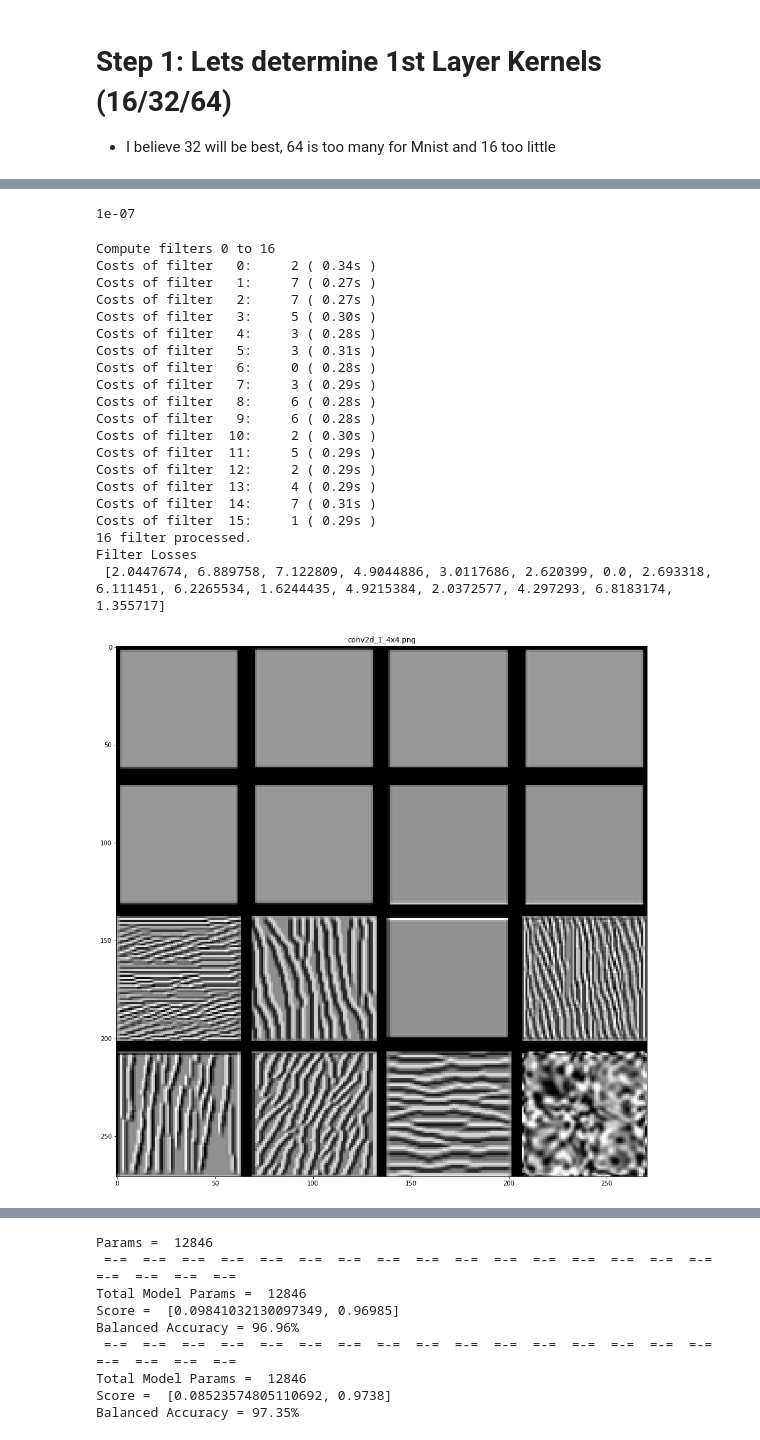
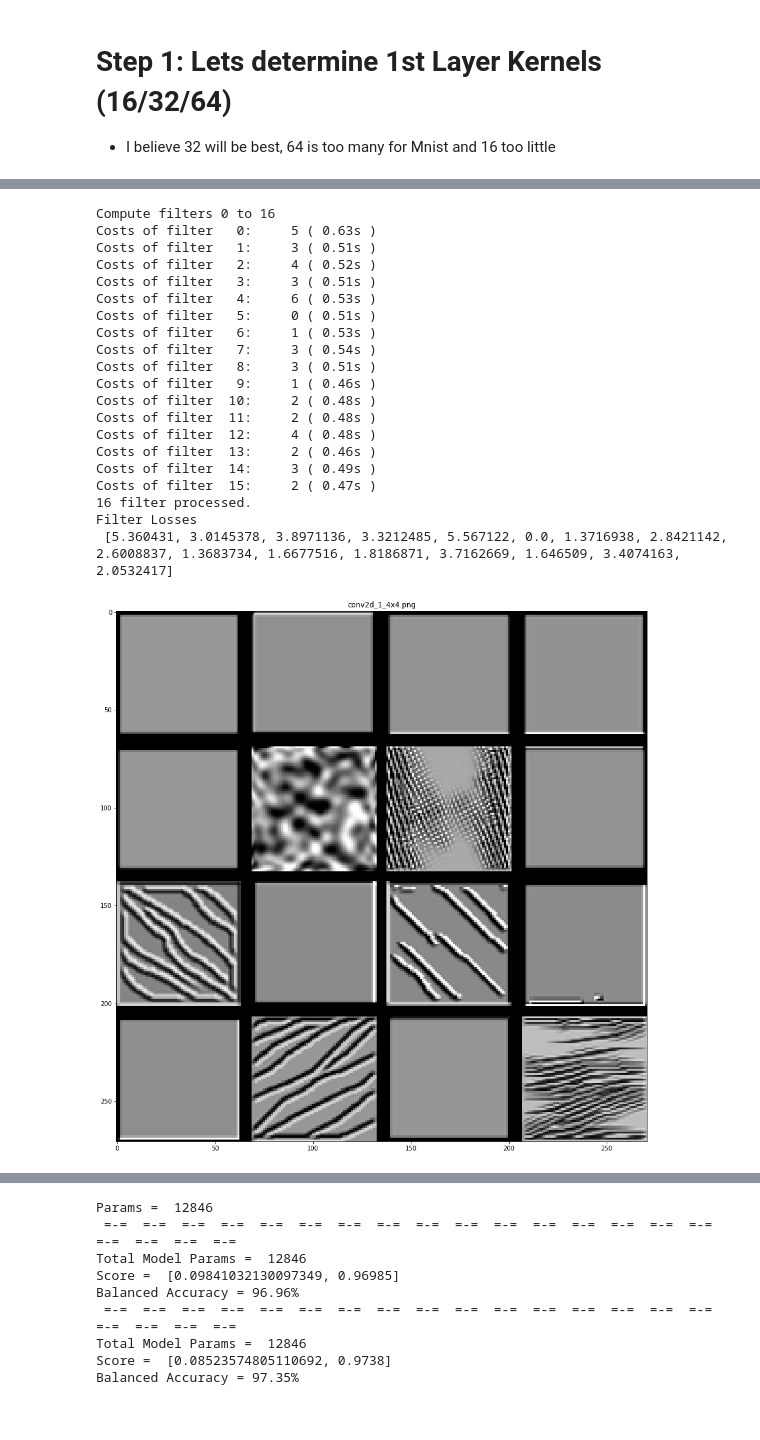
Before and after one commit to faizanahemad/eva, a Jupyter notebook: assignment-4/1st_CandidateArchitectures.ipynb, the cells around one changed output, grey strips where cells are left out. Drawn from its saved outputs; the diff is of its cells as text; code cells hidden in the pictures.

```diff
--- a/assignment-4/1st_CandidateArchitectures.ipynb
+++ b/assignment-4/1st_CandidateArchitectures.ipynb
@@ -104,32 +104,28 @@ Balanced Accuracy = 97.81%
-# %%
-K.epsilon()
-# %% [output]
-1e-07
 # %%
 
-visualize_layer(model,"conv2d_1",filter_range=(0,16),upscaling_steps=10,
+visualize_layer(model,"conv2d_1",filter_range=(0,16),upscaling_steps=20,
                     upscaling_factor=1.05,
                     output_dim=(64, 64))
 # %% [output]
 Compute filters 0 to 16
-Costs of filter   0:     2 ( 0.34s )
-Costs of filter   1:     7 ( 0.27s )
-Costs of filter   2:     7 ( 0.27s )
-Costs of filter   3:     5 ( 0.30s )
-Costs of filter   4:     3 ( 0.28s )
-Costs of filter   5:     3 ( 0.31s )
-Costs of filter   6:     0 ( 0.28s )
-Costs of filter   7:     3 ( 0.29s )
-Costs of filter   8:     6 ( 0.28s )
-Costs of filter   9:     6 ( 0.28s )
-Costs of filter  10:     2 ( 0.30s )
-Costs of filter  11:     5 ( 0.29s )
-Costs of filter  12:     2 ( 0.29s )
-Costs of filter  13:     4 ( 0.29s )
-Costs of filter  14:     7 ( 0.31s )
-Costs of filter  15:     1 ( 0.29s )
+Costs of filter   0:     5 ( 0.63s )
+Costs of filter   1:     3 ( 0.51s )
+Costs of filter   2:     4 ( 0.52s )
+Costs of filter   3:     3 ( 0.51s )
+Costs of filter   4:     6 ( 0.53s )
+Costs of filter   5:     0 ( 0.51s )
+Costs of filter   6:     1 ( 0.53s )
+Costs of filter   7:     3 ( 0.54s )
+Costs of filter   8:     3 ( 0.51s )
+Costs of filter   9:     1 ( 0.46s )
+Costs of filter  10:     2 ( 0.48s )
+Costs of filter  11:     2 ( 0.48s )
+Costs of filter  12:     4 ( 0.48s )
+Costs of filter  13:     2 ( 0.46s )
+Costs of filter  14:     3 ( 0.49s )
+Costs of filter  15:     2 ( 0.47s )
 16 filter processed.
 Filter Losses
- [2.0447674, 6.889758, 7.122809, 4.9044886, 3.0117686, 2.620399, 0.0, 2.693318, 6.111451, 6.2265534, 1.6244435, 4.9215384, 2.0372577, 4.297293, 6.8183174, 1.355717]
+ [5.360431, 3.0145378, 3.8971136, 3.3212485, 5.567122, 0.0, 1.3716938, 2.8421142, 2.6008837, 1.3683734, 1.6677516, 1.8186871, 3.7162669, 1.646509, 3.4074163, 2.0532417]
-[figure, old version]
+[figure, new version]
 # %% [markdown]
```
Also changed, not shown: parts of 12 cells of this notebook.
